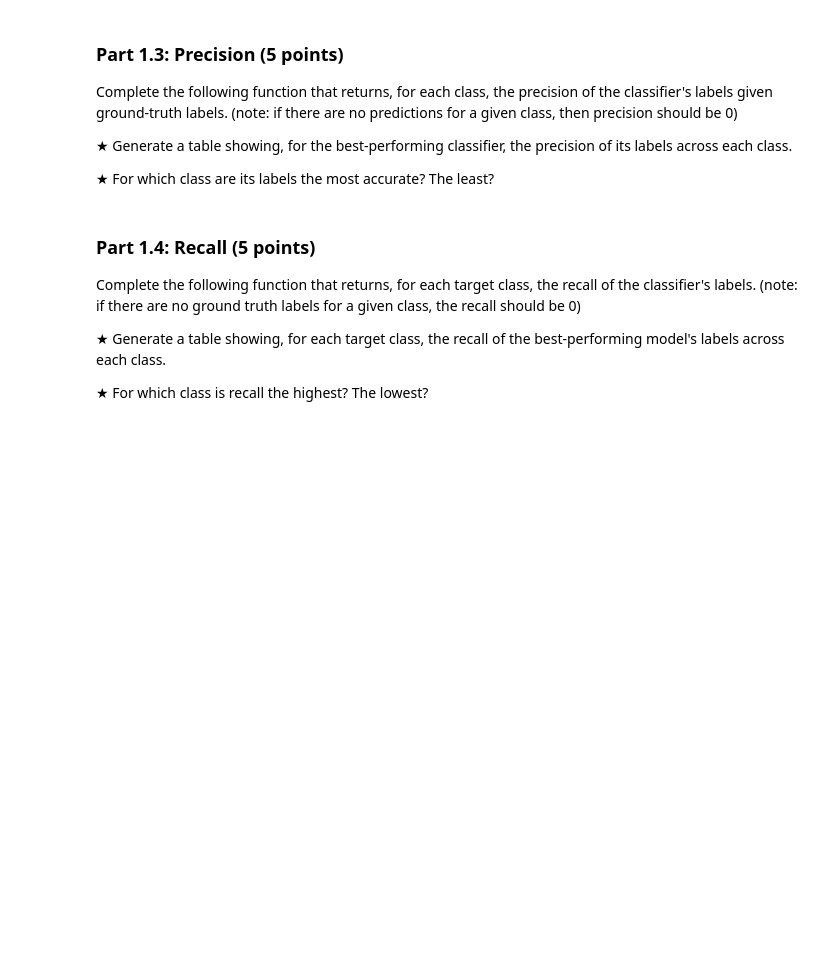
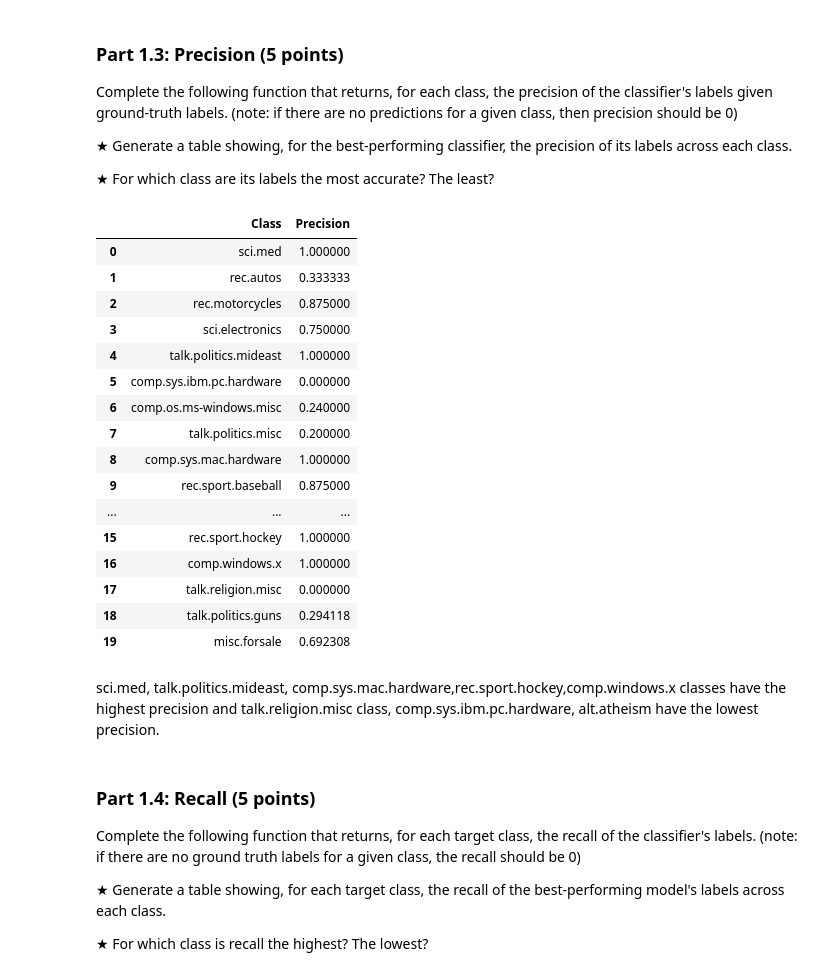
Before and after one commit to wwtreetree/Portfolio, a Jupyter notebook: HW1.ipynb, the cells around one changed output. Drawn from its saved outputs; the diff is of its cells as text; code cells hidden in the pictures; blank space fills up the shorter version.

```diff
--- a/HW1.ipynb
+++ b/HW1.ipynb
@@ -467,6 +500,41 @@ else:
 save_results(best_model_prec, "results/best_model_prec.json")
 
 # TODO: Scratch space for analyzing the precision.
+# %%
+import json
+import pandas as pd
+
+# Load JSON file
+with open("results/best_model_prec.json", "r") as f:
+    best_model_prec = json.load(f)
+
+# Convert dictionary to table
+precision_table = pd.DataFrame(
+    best_model_prec.items(),
+    columns=["Class", "Precision"]
+)
+
+precision_table
+# %% [output]
+|  | Class | Precision |
+| 0 | sci.med | 1.000000 |
+| 1 | rec.autos | 0.333333 |
+| 2 | rec.motorcycles | 0.875000 |
+| 3 | sci.electronics | 0.750000 |
+| 4 | talk.politics.mideast | 1.000000 |
+| 5 | comp.sys.ibm.pc.hardware | 0.000000 |
+| 6 | comp.os.ms-windows.misc | 0.240000 |
+| 7 | talk.politics.misc | 0.200000 |
+| 8 | comp.sys.mac.hardware | 1.000000 |
+| 9 | rec.sport.baseball | 0.875000 |
+| ... | ... | ... |
+| 15 | rec.sport.hockey | 1.000000 |
+| 16 | comp.windows.x | 1.000000 |
+| 17 | talk.religion.misc | 0.000000 |
+| 18 | talk.politics.guns | 0.294118 |
+| 19 | misc.forsale | 0.692308 |
+# %% [markdown]
+sci.med, talk.politics.mideast, comp.sys.mac.hardware,rec.sport.hockey,comp.windows.x classes have the highest precision and talk.religion.misc class, comp.sys.ibm.pc.hardware, alt.atheism have the lowest precision.
 # %% [markdown]
 ### Part 1.4: Recall (5 points)
 Complete the following function that returns, for each target class, the recall of the classifier's labels. (note: if there are no ground truth labels for a given class, the recall should be 0)
```
Also changed, not shown: parts of 15 cells of this notebook.
